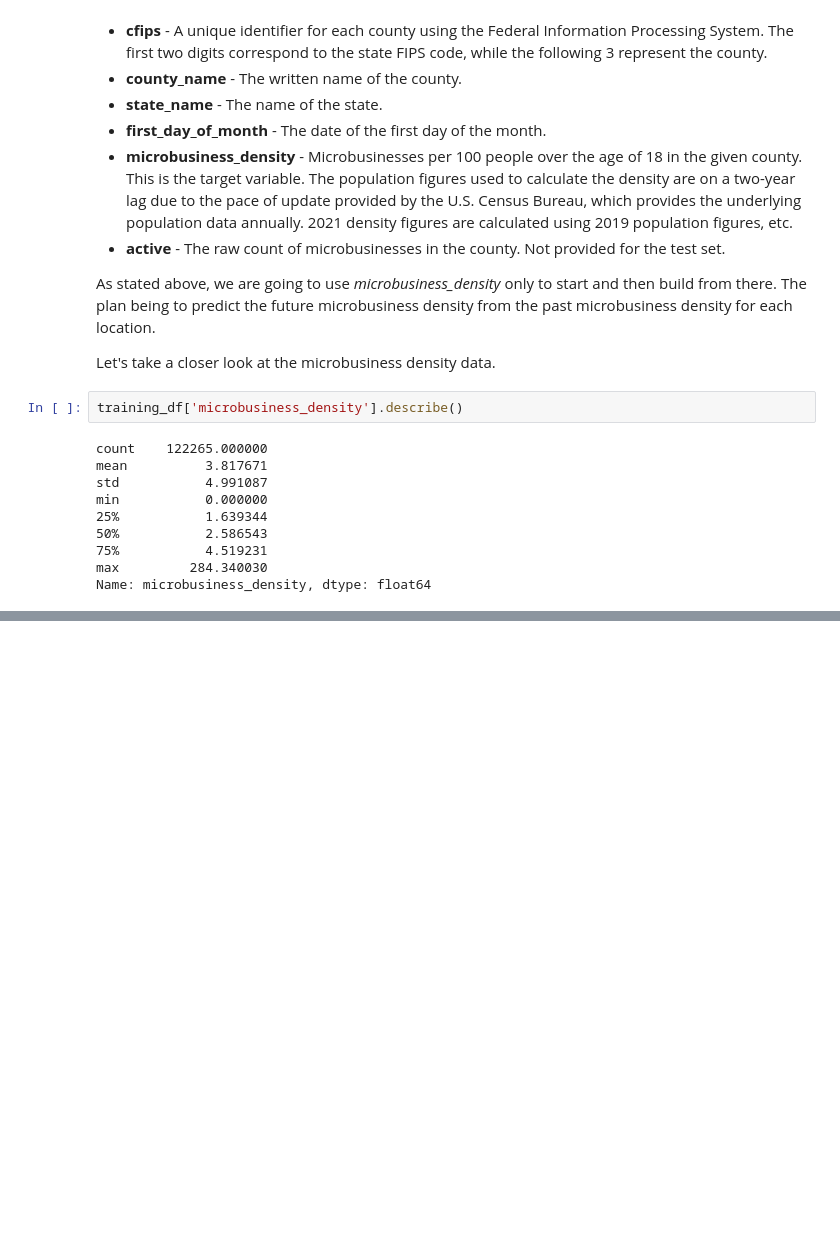
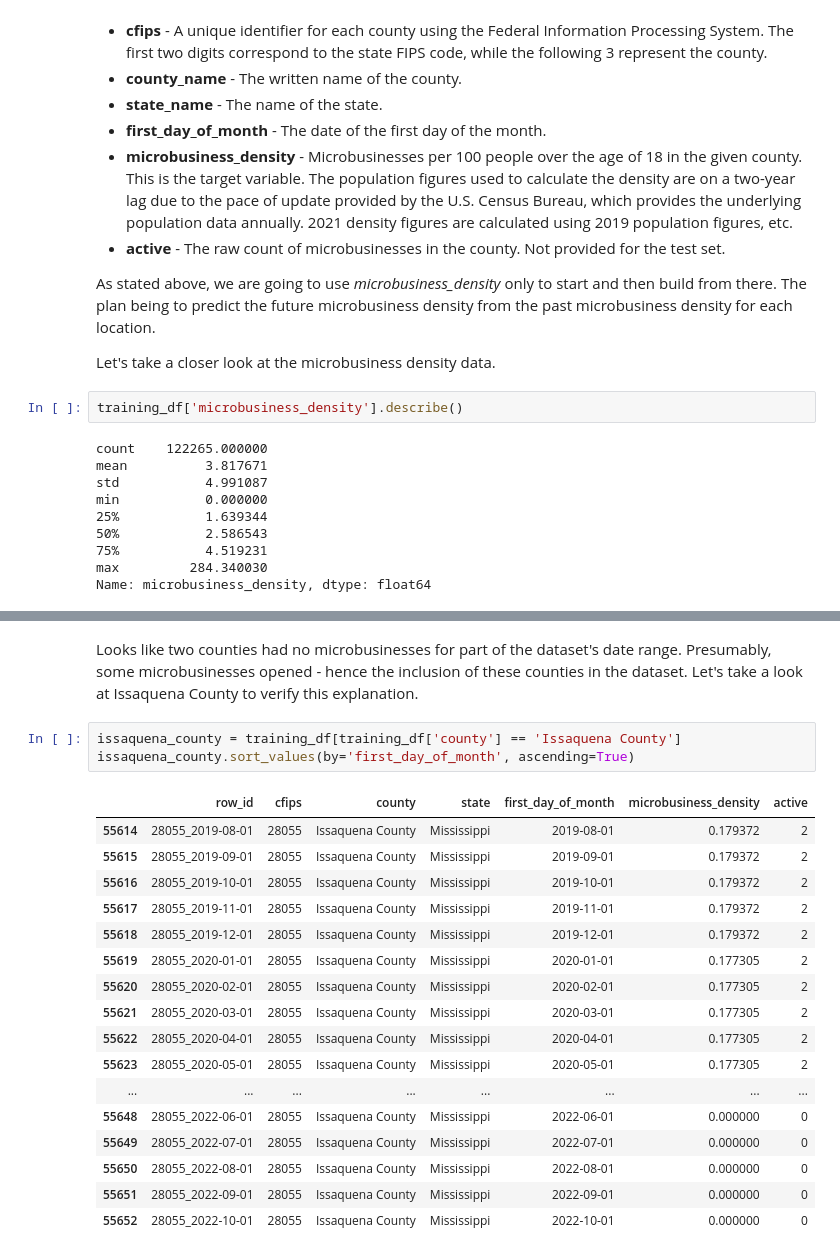
Before and after one commit to gperdrizet/kaggle_microbusiness, a Jupyter notebook: notebooks/02-data_exploration.ipynb, the cells around one changed output, grey strips where cells are left out. Cells and saved outputs as stored; diff of their text form; blank space fills up the shorter version.

```diff
--- a/notebooks/02-data_exploration.ipynb
+++ b/notebooks/02-data_exploration.ipynb
@@ -77,0 +100,23 @@ plt.show()
+# %% [markdown]
+Looks like two counties had no microbusinesses for part of the dataset's date range. Presumably, some microbusinesses opened - hence the inclusion of these counties in the dataset. Let's take a look at Issaquena County to verify this explanation.
+# %%
+issaquena_county = training_df[training_df['county'] == 'Issaquena County']
+issaquena_county.sort_values(by='first_day_of_month', ascending=True)
+# %% [output]
+|  | row_id | cfips | county | state | first_day_of_month | microbusiness_density | active |
+| 55614 | 28055_2019-08-01 | 28055 | Issaquena County | Mississippi | 2019-08-01 | 0.179372 | 2 |
+| 55615 | 28055_2019-09-01 | 28055 | Issaquena County | Mississippi | 2019-09-01 | 0.179372 | 2 |
+| 55616 | 28055_2019-10-01 | 28055 | Issaquena County | Mississippi | 2019-10-01 | 0.179372 | 2 |
+| 55617 | 28055_2019-11-01 | 28055 | Issaquena County | Mississippi | 2019-11-01 | 0.179372 | 2 |
+| 55618 | 28055_2019-12-01 | 28055 | Issaquena County | Mississippi | 2019-12-01 | 0.179372 | 2 |
+| 55619 | 28055_2020-01-01 | 28055 | Issaquena County | Mississippi | 2020-01-01 | 0.177305 | 2 |
+| 55620 | 28055_2020-02-01 | 28055 | Issaquena County | Mississippi | 2020-02-01 | 0.177305 | 2 |
+| 55621 | 28055_2020-03-01 | 28055 | Issaquena County | Mississippi | 2020-03-01 | 0.177305 | 2 |
+| 55622 | 28055_2020-04-01 | 28055 | Issaquena County | Mississippi | 2020-04-01 | 0.177305 | 2 |
+| 55623 | 28055_2020-05-01 | 28055 | Issaquena County | Mississippi | 2020-05-01 | 0.177305 | 2 |
+| ... | ... | ... | ... | ... | ... | ... | ... |
+| 55648 | 28055_2022-06-01 | 28055 | Issaquena County | Mississippi | 2022-06-01 | 0.000000 | 0 |
+| 55649 | 28055_2022-07-01 | 28055 | Issaquena County | Mississippi | 2022-07-01 | 0.000000 | 0 |
+| 55650 | 28055_2022-08-01 | 28055 | Issaquena County | Mississippi | 2022-08-01 | 0.000000 | 0 |
+| 55651 | 28055_2022-09-01 | 28055 | Issaquena County | Mississippi | 2022-09-01 | 0.000000 | 0 |
+| 55652 | 28055_2022-10-01 | 28055 | Issaquena County | Mississippi | 2022-10-01 | 0.000000 | 0 |
```
Also changed, not shown: parts of 9 cells of this notebook.
